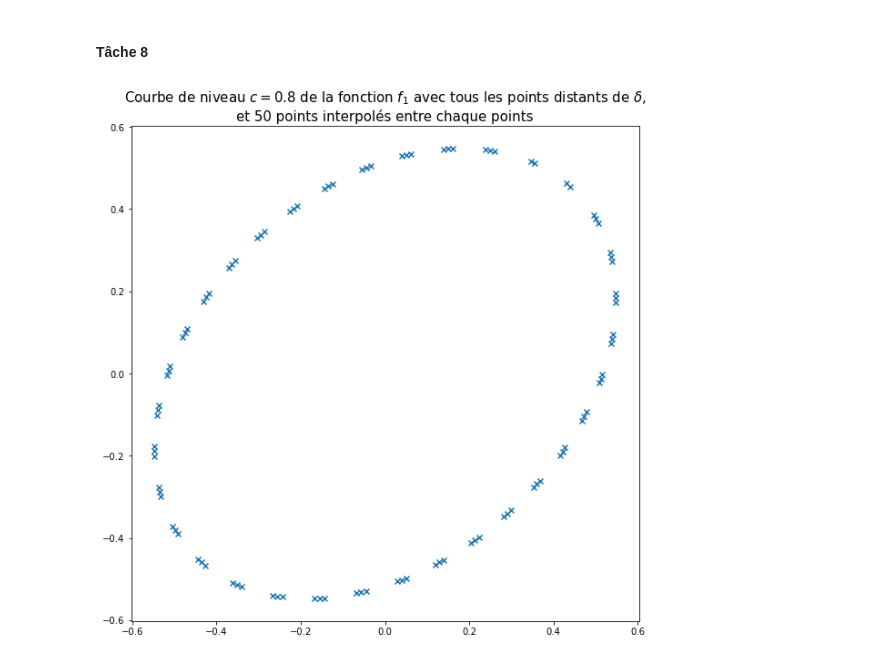
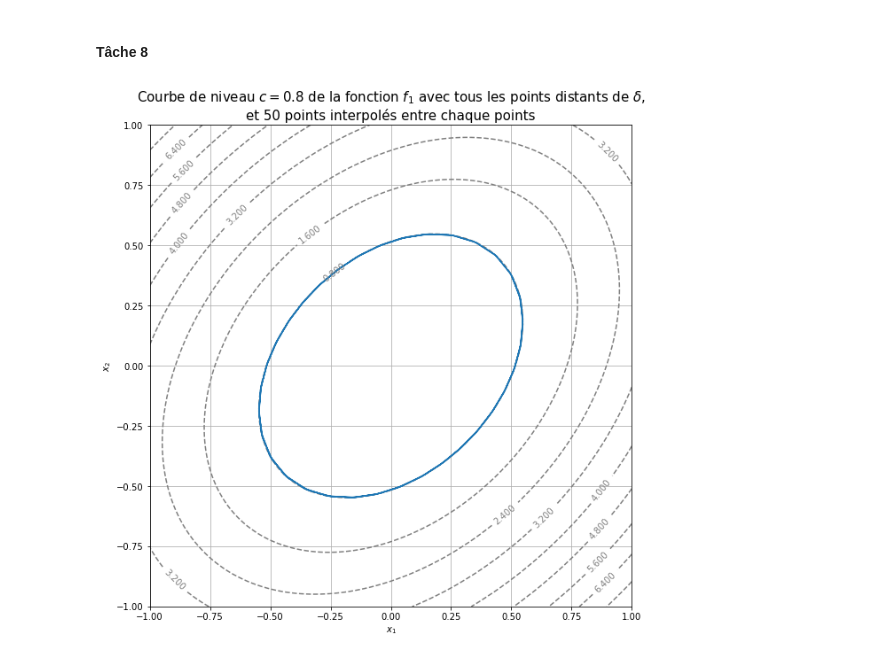
Before and after one commit to MaximeSTUDTER/devoir-courbesdeniveau, a Jupyter notebook: Courbes de niveau - Réponses.ipynb, the cells around one changed output. Drawn from its saved outputs; the diff is of its cells as text; code cells hidden in the pictures.

Commit message:
Graph T7

```diff
--- a/Courbes de niveau - Réponses.ipynb
+++ b/Courbes de niveau - Réponses.ipynb
@@ -460,9 +460,15 @@ def level_curve_ter(F, x0, y0, delta = 0.1, N = 100, eps = eps, oversampling = 1
 #### Tâche 8
 # %%
 M = level_curve_ter(f_c, 0.447, 0.447, oversampling = 51)
+display_contour(
+    f1,
+    x=np.linspace(-1.0, 1.0, 100),
+    y=np.linspace(-1.0, 1.0, 100),
+    levels=10 # 10 levels, automatically selected
+)
 plt.title("""Courbe de niveau $c = 0.8$ de la fonction $f_1$ avec tous les points distants de $\delta$,
 et 50 points interpolés entre chaque points""", fontsize = 15)
-plt.scatter(M[0], M[1], marker = 'x')
+plt.plot(M[0], M[1])
 plt.show()
 # %% [output]
-[figure, old version]
+[figure, new version]
```
Also changed, not shown: parts of 2 cells of this notebook.
